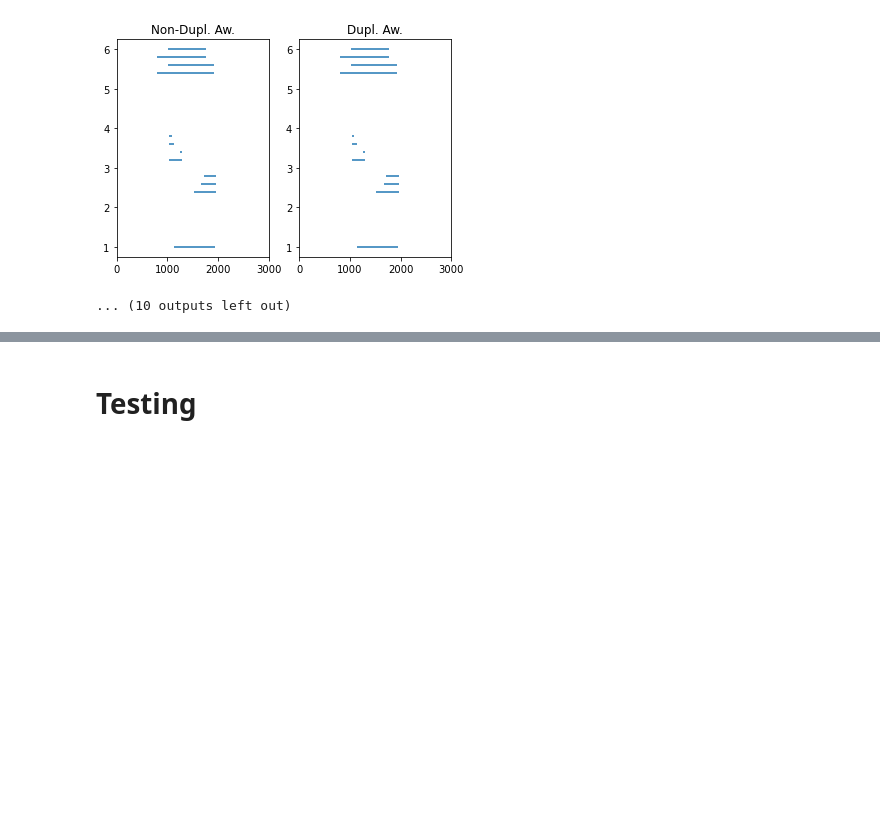
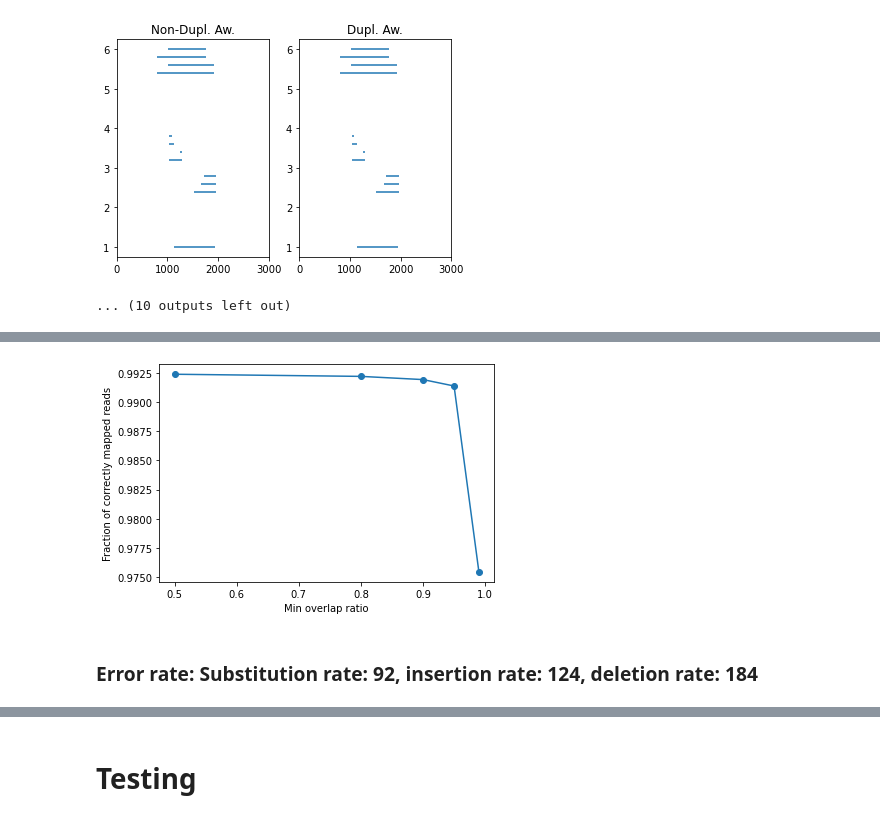
Before and after one commit to medvedevgroup/eskemap, a Jupyter notebook: SimilarityMeasures.ipynb, the cells around one changed output, grey strips where cells are left out. Cells and saved outputs as stored; diff of their text form; code cells hidden in the pictures; blank space fills up the shorter version.

```diff
--- a/SimilarityMeasures.ipynb
+++ b/SimilarityMeasures.ipynb
@@ -779,0 +1041,10 @@ Mutation rate: 0.05
+# %%
+outcomes = {}
+
+for T in THRESHOLDS:
+    print(f"Threshold: {T}")
+
+    readInfos = compareMappingAndTruth("../simulations/reads/SAL_GB9998AA_AS_cR103_ep46:62:92_0001.ref", \
+                                   "../simulations/reads/SAL_GB9998AA_AS_cR103_ep46:62:92_0001.maf", \
+                                   "../simulations/minimap2Res/SAL_GB9998AA_AS_cR103_ep46:62:92_0001.sam", T)
+    outcomes[T] = countMappingOutcomes(readInfos)
@@ -779,0 +1069,6 @@ Mutation rate: 0.05
+# %%
+plotFracOfCorrectMappings(outcomes)
+# %% [output]
+[figure, added]
+# %% [markdown]
+### Error rate: Substitution rate: 92, insertion rate: 124, deletion rate: 184
```
Also changed, not shown: parts of 15 cells of this notebook, 2 other files.
